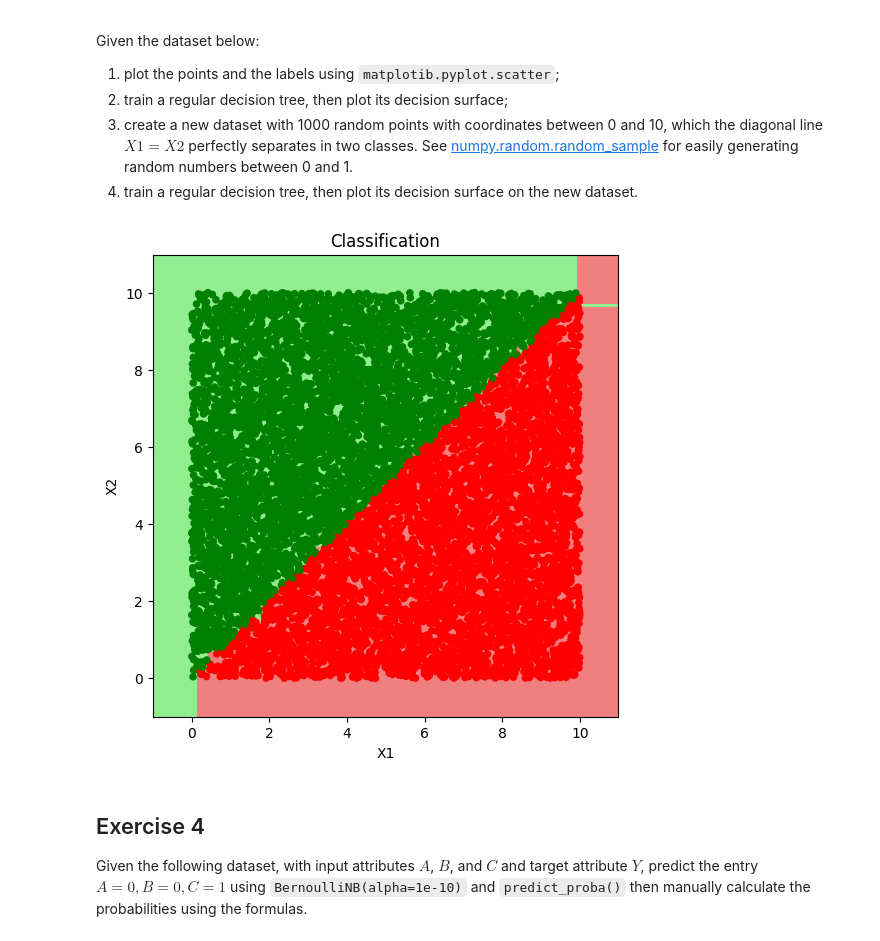
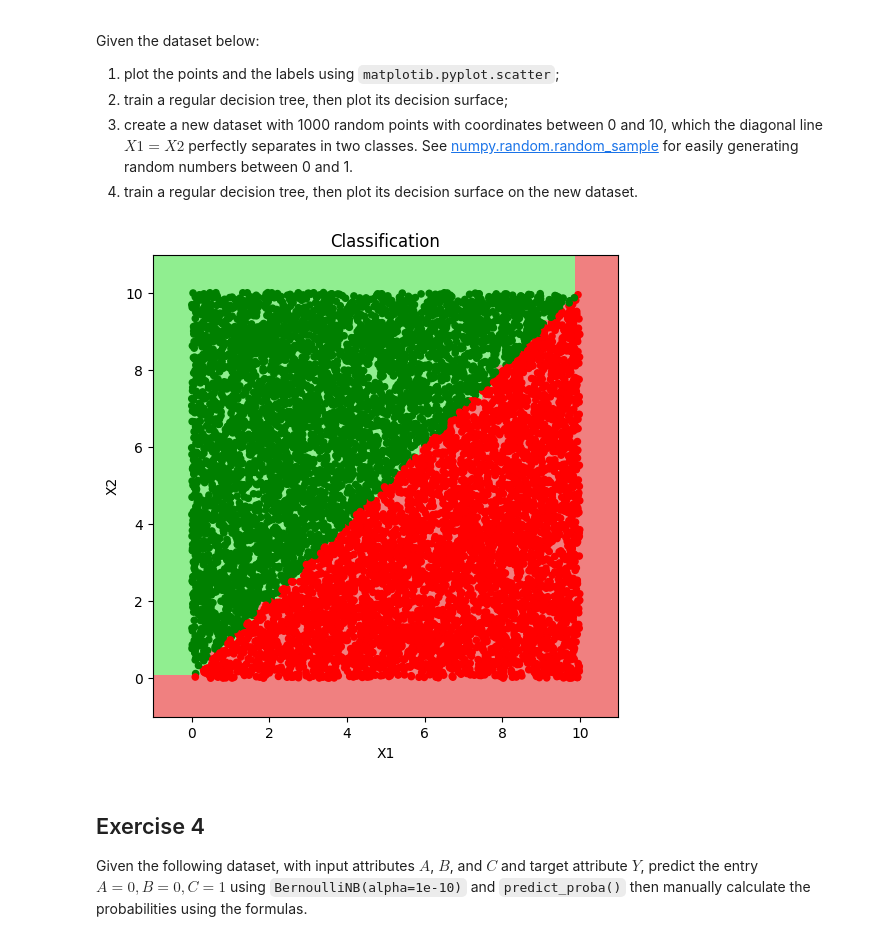
Before and after one commit to Iacob-Andrei/ML-Homeworks, a Jupyter notebook: Lab5-Exercises.ipynb, the cells around one changed output. Saved outputs shown, nothing was run; the diff lists cells and outputs as text; code cells hidden in the pictures.

```diff
--- a/Lab5-Exercises.ipynb
+++ b/Lab5-Exercises.ipynb
@@ -73,37 +73,37 @@ X, y = d[['X1', 'X2']], d['Y']
 # subpct 1
 c= ['green' if l == 0 else 'red' for l in y]
 # fig, ax = plt.subplots(figsize=(5, 5))    # de decomentat
 # plt.scatter(X['X1'], X['X2'], color=c)
 
 # subpct 2
 dt = tree.DecisionTreeClassifier(criterion='entropy').fit(X, y)
 # plot_decision_surface(dt, X, y)   # de decomentat
 
 
 
 # subpct 3 & 4
-X_1 = 10 * np.random.random_sample((10000,))
-X_2 = 10 * np.random.random_sample((10000,))
+X_1 = 10 * np.random.random_sample((1000,))
+X_2 = 10 * np.random.random_sample((1000,))
 Y_new = list()
-for index in range(10000):
+for index in range(1000):
     if X_1[index] > X_2[index]:
         Y_new.append(1)
     else:
         Y_new.append(0)
 d_new = pd.DataFrame({'X1':X_1,
                       'X2':X_2,
                       'Y': Y_new})
 
 X, y = d_new[['X1', 'X2']], d_new['Y']
 
 dt_new = tree.DecisionTreeClassifier(criterion='entropy').fit(X, y)
 #fig, ax = plt.subplots(figsize=(15, 10))
 #f = tree.plot_tree(dt_new, ax=ax, fontsize=10, feature_names=X.columns)
 #plt.show()             # de decomentat
 
 plot_decision_surface(dt_new, X, y)    # de decomentat
 # %% [output]
-[figure, old version]
+[figure, new version]
 # %% [markdown]
 ## Exercise 4
 
```
Also changed, not shown: parts of 1 cell of this notebook, 4 other files.
